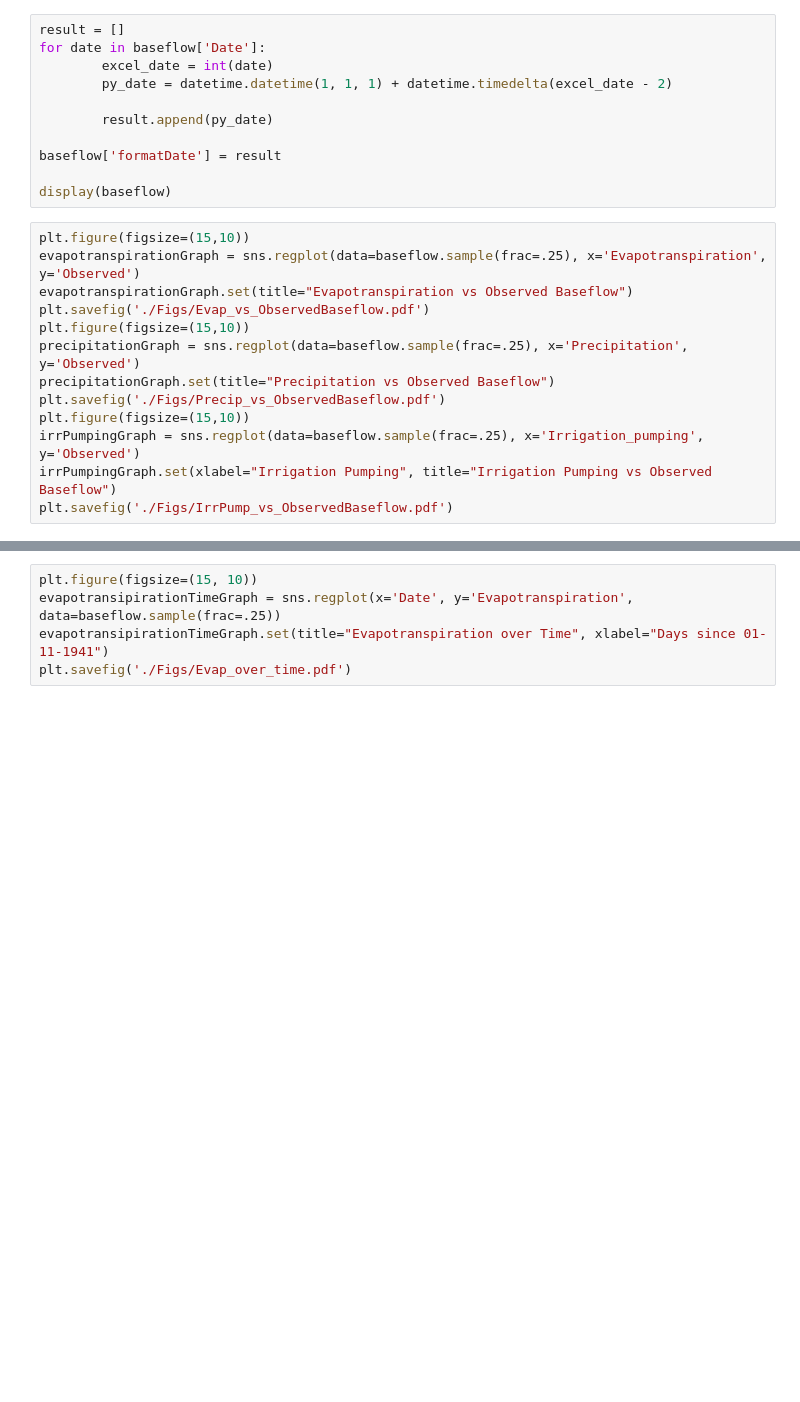
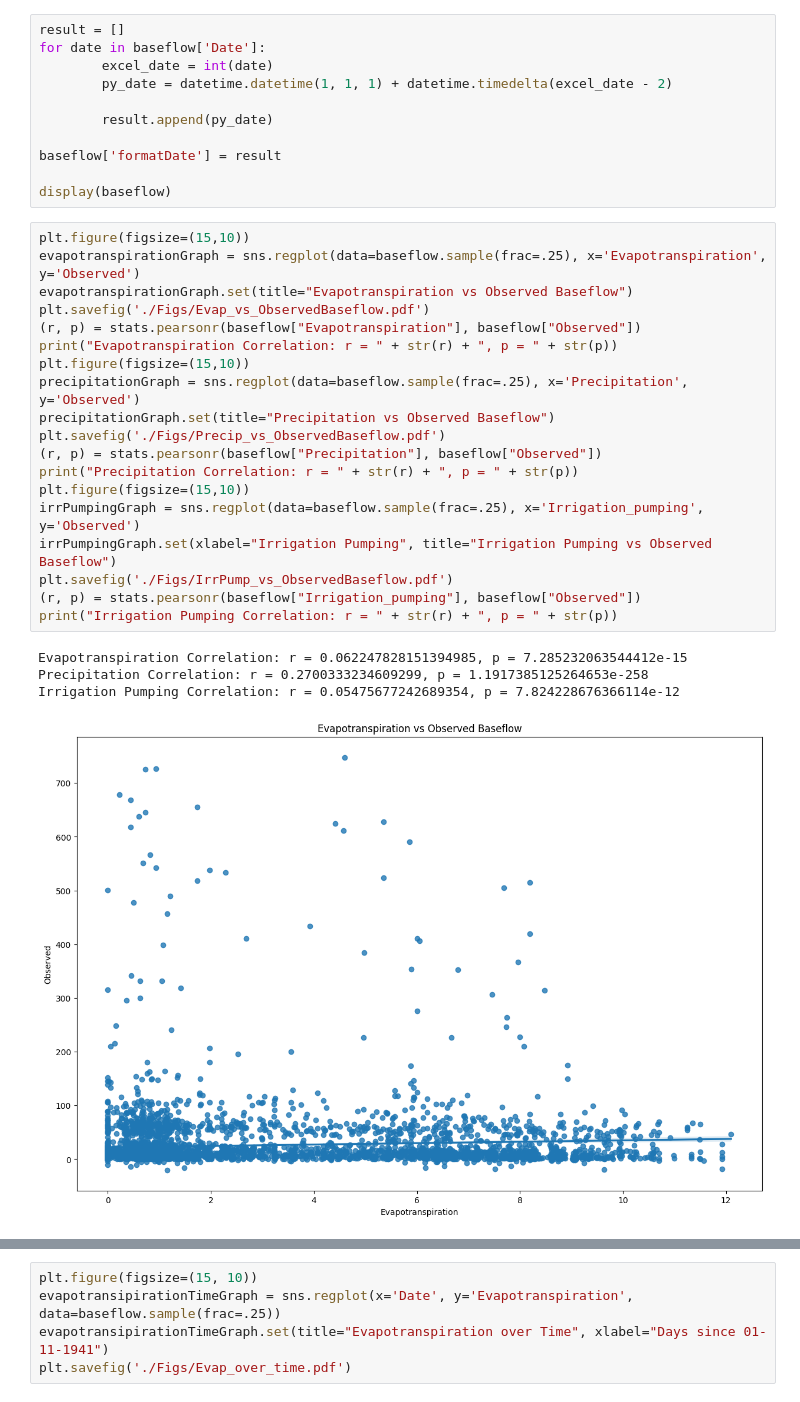
Before and after one commit to kaisermikael/project6, a Jupyter notebook: project6.ipynb, the cells around one changed output, grey strips where cells are left out. Saved outputs shown, nothing was run; the diff lists cells and outputs as text; blank space fills up the shorter version.

Commit message:
Added Pearson R Correlation Values

```diff
--- a/project6.ipynb
+++ b/project6.ipynb
@@ -22,13 +22,24 @@ display(baseflow)
 # %%
 plt.figure(figsize=(15,10))
 evapotranspirationGraph = sns.regplot(data=baseflow.sample(frac=.25), x='Evapotranspiration', y='Observed')
 evapotranspirationGraph.set(title="Evapotranspiration vs Observed Baseflow")
 plt.savefig('./Figs/Evap_vs_ObservedBaseflow.pdf')
+(r, p) = stats.pearsonr(baseflow["Evapotranspiration"], baseflow["Observed"])
+print("Evapotranspiration Correlation: r = " + str(r) + ", p = " + str(p))
 plt.figure(figsize=(15,10))
 precipitationGraph = sns.regplot(data=baseflow.sample(frac=.25), x='Precipitation', y='Observed')
 precipitationGraph.set(title="Precipitation vs Observed Baseflow")
 plt.savefig('./Figs/Precip_vs_ObservedBaseflow.pdf')
+(r, p) = stats.pearsonr(baseflow["Precipitation"], baseflow["Observed"])
+print("Precipitation Correlation: r = " + str(r) + ", p = " + str(p))
 plt.figure(figsize=(15,10))
 irrPumpingGraph = sns.regplot(data=baseflow.sample(frac=.25), x='Irrigation_pumping', y='Observed')
 irrPumpingGraph.set(xlabel="Irrigation Pumping", title="Irrigation Pumping vs Observed Baseflow")
 plt.savefig('./Figs/IrrPump_vs_ObservedBaseflow.pdf')
+(r, p) = stats.pearsonr(baseflow["Irrigation_pumping"], baseflow["Observed"])
+print("Irrigation Pumping Correlation: r = " + str(r) + ", p = " + str(p))
+# %% [output]
+Evapotranspiration Correlation: r = 0.062247828151394985, p = 7.285232063544412e-15
+Precipitation Correlation: r = 0.2700333234609299, p = 1.1917385125264653e-258
+Irrigation Pumping Correlation: r = 0.05475677242689354, p = 7.824228676366114e-12
+[figure, added]
```
Also changed, not shown: parts of 1 cell of this notebook.
